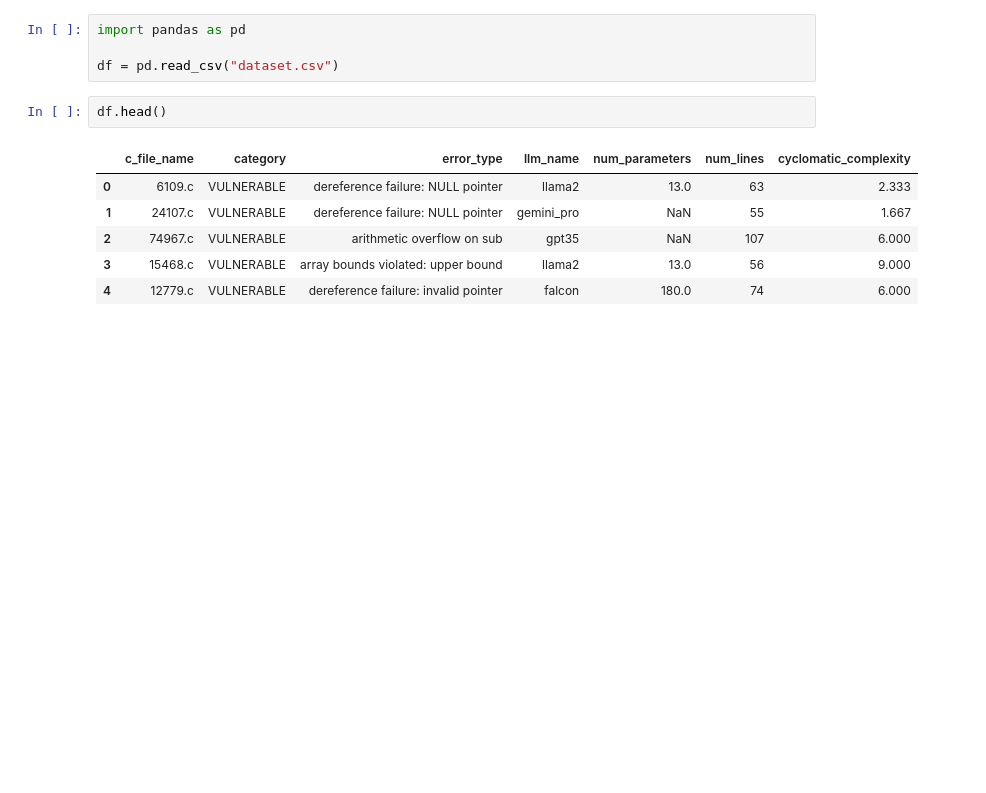
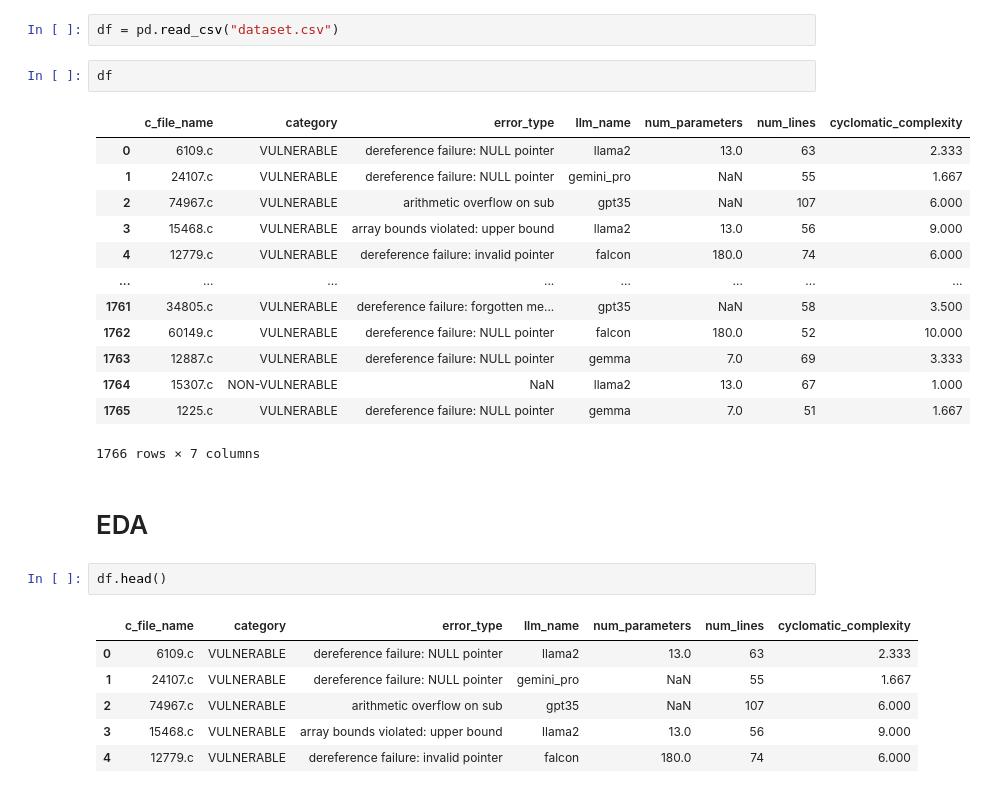
Before and after one commit to aniela2906/Propabilistic_programming_exam2026, a Jupyter notebook: exam.ipynb, the cells around one changed output. Saved outputs shown, nothing was run; the diff lists cells and outputs as text; blank space fills up the shorter version.

```diff
--- a/exam.ipynb
+++ b/exam.ipynb
@@ -35,7 +53,23 @@ Loading the dataset:
 # %%
-import pandas as pd
-
 df = pd.read_csv("dataset.csv")
+# %%
+df
+# %% [output]
+|  | c_file_name | category | error_type | llm_name | num_parameters | num_lines | cyclomatic_complexity |
+| 0 | 6109.c | VULNERABLE | dereference failure: NULL pointer | llama2 | 13.0 | 63 | 2.333 |
+| 1 | 24107.c | VULNERABLE | dereference failure: NULL pointer | gemini_pro | NaN | 55 | 1.667 |
+| 2 | 74967.c | VULNERABLE | arithmetic overflow on sub | gpt35 | NaN | 107 | 6.000 |
+| 3 | 15468.c | VULNERABLE | array bounds violated: upper bound | llama2 | 13.0 | 56 | 9.000 |
+| 4 | 12779.c | VULNERABLE | dereference failure: invalid pointer | falcon | 180.0 | 74 | 6.000 |
+| ... | ... | ... | ... | ... | ... | ... | ... |
+| 1761 | 34805.c | VULNERABLE | dereference failure: forgotten me... | gpt35 | NaN | 58 | 3.500 |
+| 1762 | 60149.c | VULNERABLE | dereference failure: NULL pointer | falcon | 180.0 | 52 | 10.000 |
+| 1763 | 12887.c | VULNERABLE | dereference failure: NULL pointer | gemma | 7.0 | 69 | 3.333 |
+| 1764 | 15307.c | NON-VULNERABLE | NaN | llama2 | 13.0 | 67 | 1.000 |
+| 1765 | 1225.c | VULNERABLE | dereference failure: NULL pointer | gemma | 7.0 | 51 | 1.667 |
+1766 rows × 7 columns
+# %% [markdown]
+# EDA
 # %%
 df.head()
 # %% [output]
```
Also changed, not shown: parts of 25 cells of this notebook.
